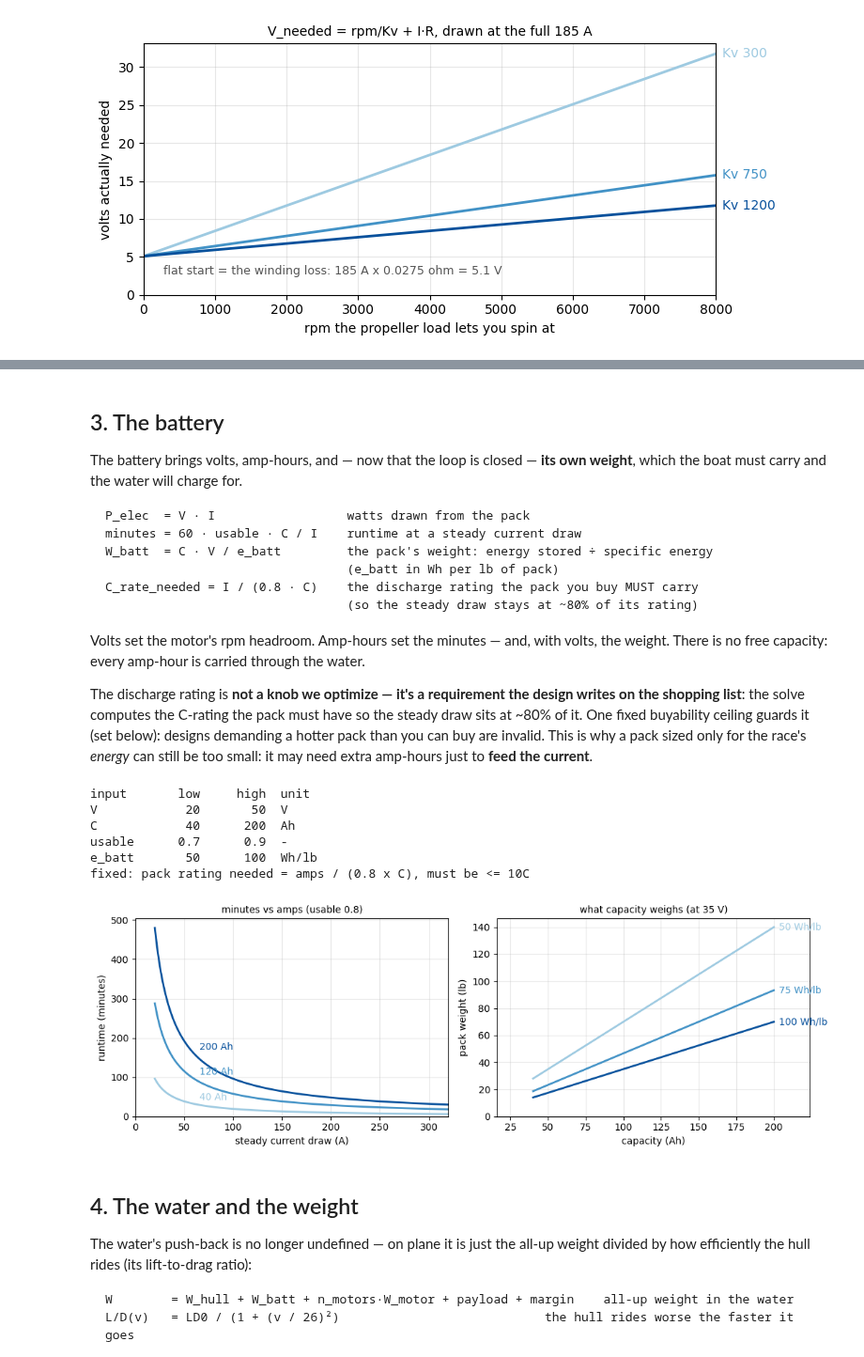
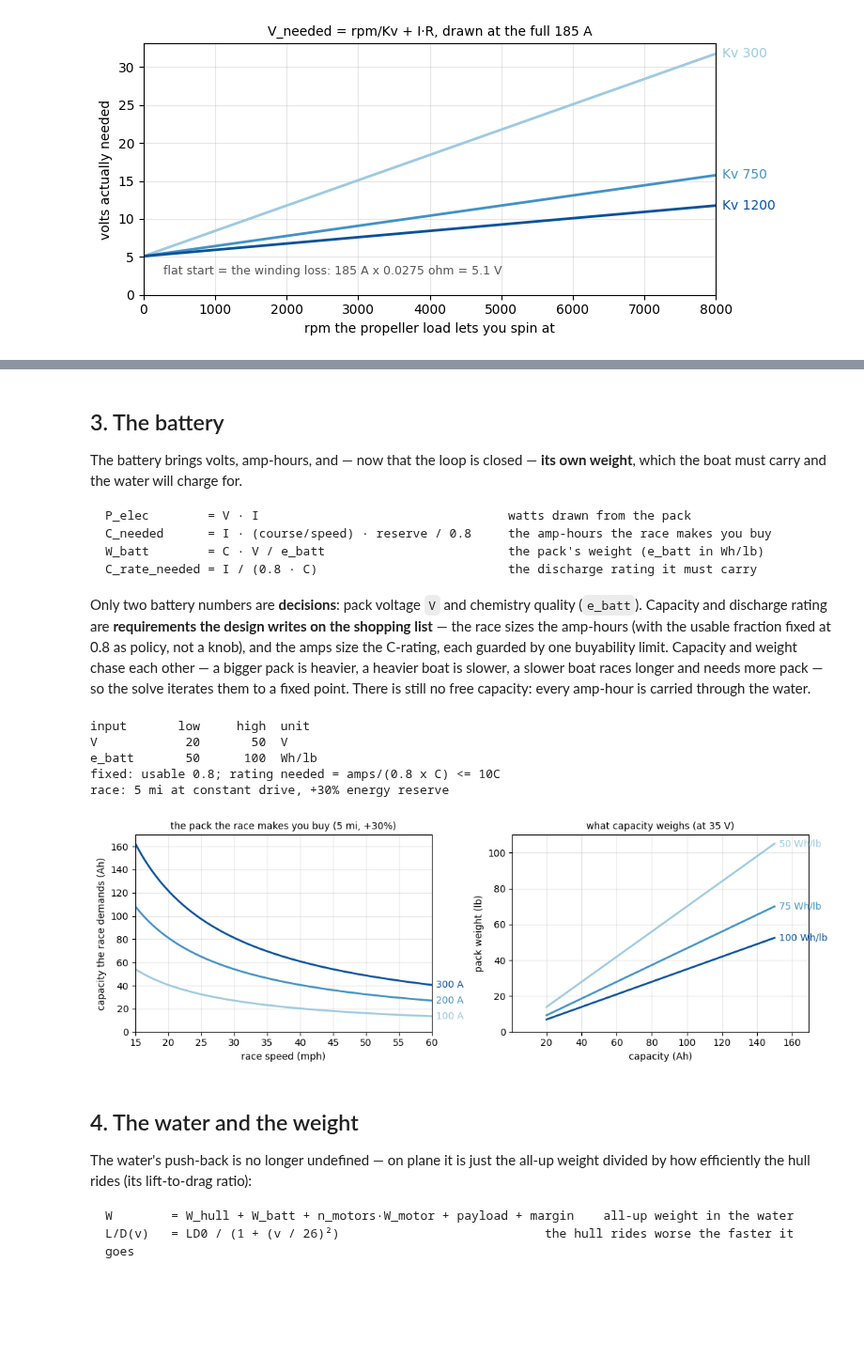
Before and after one commit to MarMar888/haav-modeling, a Jupyter notebook: willmarley.ipynb, the cells around one changed output, grey strips where cells are left out. Shown at 94% size. Drawn from its saved outputs; the diff is of its cells as text; code cells hidden in the pictures; blank space fills up the shorter version.

````diff
--- a/willmarley.ipynb
+++ b/willmarley.ipynb
@@ -215,67 +222,63 @@ The battery brings volts, amp-hours, and — now that the loop is closed — **i
 which the boat must carry and the water will charge for.
 
 ```text
-P_elec  = V · I                  watts drawn from the pack
-minutes = 60 · usable · C / I    runtime at a steady current draw
-W_batt  = C · V / e_batt         the pack's weight: energy stored ÷ specific energy
-                                 (e_batt in Wh per lb of pack)
-C_rate_needed = I / (0.8 · C)    the discharge rating the pack you buy MUST carry
-                                 (so the steady draw stays at ~80% of its rating)
+P_elec        = V · I                                  watts drawn from the pack
+C_needed      = I · (course/speed) · reserve / 0.8     the amp-hours the race makes you buy
+W_batt        = C · V / e_batt                         the pack's weight (e_batt in Wh/lb)
+C_rate_needed = I / (0.8 · C)                          the discharge rating it must carry
 ```
 
-Volts set the motor's rpm headroom. Amp-hours set the minutes — and, with volts, the
-weight. There is no free capacity: every amp-hour is carried through the water.
-
-The discharge rating is **not a knob we optimize — it's a requirement the design writes on
-the shopping list**: the solve computes the C-rating the pack must have so the steady draw
-sits at ~80% of it. One fixed buyability ceiling guards it (set below): designs demanding a
-hotter pack than you can buy are invalid. This is why a pack sized only for the race's
-*energy* can still be too small: it may need extra amp-hours just to **feed the current**.
+Only two battery numbers are **decisions**: pack voltage `V` and chemistry quality
+(`e_batt`). Capacity and discharge rating are **requirements the design writes on the
+shopping list** — the race sizes the amp-hours (with the usable fraction fixed at 0.8 as
+policy, not a knob), and the amps size the C-rating, each guarded by one buyability limit.
+Capacity and weight chase each other — a bigger pack is heavier, a heavier boat is slower,
+a slower boat races longer and needs more pack — so the solve iterates them to a fixed
+point. There is still no free capacity: every amp-hour is carried through the water.
 # %%
 BATT_BOUNDS = {
     "V":      (20.0, 50.0),
-    "C":      (40.0, 200.0),
-    "usable": (0.7, 0.9),
     "e_batt": (50.0, 100.0),
 }
-BATT_UNITS = {"V": "V", "C": "Ah", "usable": "-", "e_batt": "Wh/lb"}
+BATT_UNITS = {"V": "V", "e_batt": "Wh/lb"}
 show_bounds(BATT_BOUNDS, BATT_UNITS)
+USABLE = 0.8            # how deep we discharge: policy, not a knob
 DISCHARGE_DERATE = 0.8  # the steady draw should sit at ~80% of the pack's rating
 C_RATE_MAX = 10.0       # hottest pack we consider buyable (continuous C-rating)
-print(f"fixed: pack rating needed = amps / ({DISCHARGE_DERATE:g} x C), must be <= {C_RATE_MAX:g}C")
+RACE = {"miles": 5.0, "reserve": 1.3}  # the race that sizes every pack -- EDIT to the real course
+print(f"fixed: usable {USABLE:g}; rating needed = amps/({DISCHARGE_DERATE:g} x C) <= {C_RATE_MAX:g}C")
+print(f"race: {RACE['miles']:g} mi at constant drive, +{RACE['reserve'] - 1:.0%} energy reserve")
 
-usable_mid = sum(BATT_BOUNDS["usable"]) / 2
 V_mid = sum(BATT_BOUNDS["V"]) / 2
-I = np.linspace(20, 320, 200)
-C_axis = np.linspace(*BATT_BOUNDS["C"], 100)
+v_ax = np.linspace(15, 60, 200)
+C_axis = np.linspace(20, 150, 100)
 
 fig, (ax1, ax2) = plt.subplots(1, 2, figsize=(11, 3.8))
-for C, color in zip(lo_mid_hi(BATT_BOUNDS, "C"), SEQ):
-    minutes = 60 * usable_mid * C / I
-    ax1.plot(I, minutes, color=color, lw=2)
-    x_lab = 60.0
-    ax1.annotate(f"{C:g} Ah", (x_lab, 60 * usable_mid * C / x_lab),
-                 xytext=(6, 4), textcoords="offset points", color=color)
+for I_draw, color in zip((100.0, 200.0, 300.0), SEQ):
+    C_need = I_draw * RACE["miles"] / v_ax * RACE["reserve"] / USABLE
+    ax1.plot(v_ax, C_need, color=color, lw=2)
+    ax1.annotate(f"{I_draw:g} A", (v_ax[-1], C_need[-1]),
+                 xytext=(5, 0), textcoords="offset points", color=color, va="center")
 for e, color in zip(lo_mid_hi(BATT_BOUNDS, "e_batt"), SEQ):
     ax2.plot(C_axis, C_axis * V_mid / e, color=color, lw=2)
     ax2.annotate(f"{e:g} Wh/lb", (C_axis[-1], C_axis[-1] * V_mid / e),
                  xytext=(5, 0), textcoords="offset points", color=color, va="center")
-ax1.set_xlabel("steady current draw (A)"); ax1.set_ylabel("runtime (minutes)")
-ax1.set_title(f"minutes vs amps (usable {usable_mid:g})", fontsize=10)
+ax1.set_xlabel("race speed (mph)"); ax1.set_ylabel("capacity the race demands (Ah)")
+ax1.set_title(f"the pack the race makes you buy ({RACE['miles']:g} mi, +{RACE['reserve'] - 1:.0%})",
+              fontsize=10)
 ax2.set_xlabel("capacity (Ah)"); ax2.set_ylabel("pack weight (lb)")
 ax2.set_title(f"what capacity weighs (at {V_mid:g} V)", fontsize=10)
 for ax in (ax1, ax2):
     ax.grid(alpha=0.3); ax.set_ylim(bottom=0)
-ax1.set_xlim(0, I[-1]); ax2.margins(x=0.15)
+ax1.set_xlim(v_ax[0], v_ax[-1]); ax1.margins(x=0.15); ax2.margins(x=0.15)
 plt.tight_layout(); plt.show()
 # %% [output]
 input       low     high  unit
 V            20       50  V
-C            40      200  Ah
-usable      0.7      0.9  -
 e_batt       50      100  Wh/lb
-fixed: pack rating needed = amps / (0.8 x C), must be <= 10C
+fixed: usable 0.8; rating needed = amps/(0.8 x C) <= 10C
+race: 5 mi at constant drive, +30% energy reserve
-[figure, old version]
+[figure, new version]
 # %% [markdown]
 ## 4. The water and the weight
 
````
Also changed, not shown: parts of 21 cells of this notebook, 3 other files.
